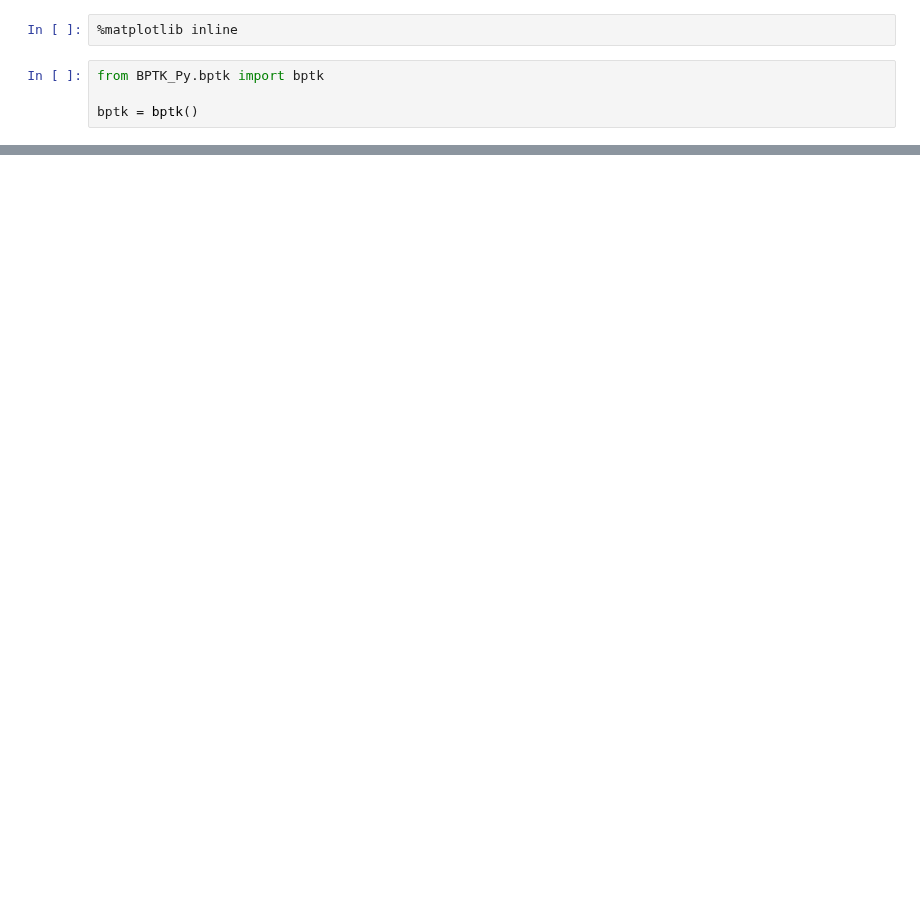
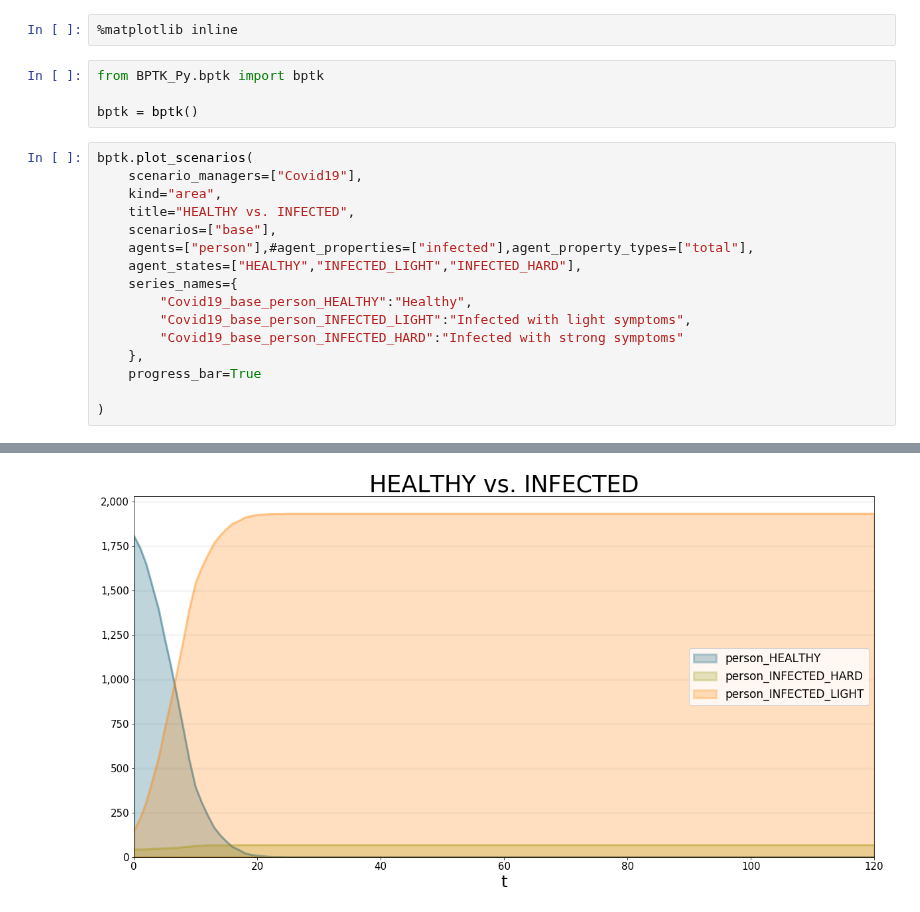
Before and after one commit to transentis/sim-covid-19, a Jupyter notebook: abm/abm_prototype.ipynb, the cells around one changed output, grey strips where cells are left out. Cells and saved outputs as stored; diff of their text form; blank space fills up the shorter version.

```diff
--- a/abm/abm_prototype.ipynb
+++ b/abm/abm_prototype.ipynb
@@ -4,3 +4,20 @@
 from BPTK_Py.bptk import bptk
 
 bptk = bptk()
+# %%
+bptk.plot_scenarios(
+    scenario_managers=["Covid19"],
+    kind="area",
+    title="HEALTHY vs. INFECTED",
+    scenarios=["base"],
+    agents=["person"],#agent_properties=["infected"],agent_property_types=["total"],
+    agent_states=["HEALTHY","INFECTED_LIGHT","INFECTED_HARD"],
+    series_names={
+        "Covid19_base_person_HEALTHY":"Healthy",
+        "Covid19_base_person_INFECTED_LIGHT":"Infected with light symptoms",
+        "Covid19_base_person_INFECTED_HARD":"Infected with strong symptoms"
+    },
+    progress_bar=True
+
+)
+# %% [output]
@@ -6,0 +25 @@ bptk = bptk()
+[figure, added]
```
Also changed, not shown: parts of 4 cells of this notebook, 2 other files.
